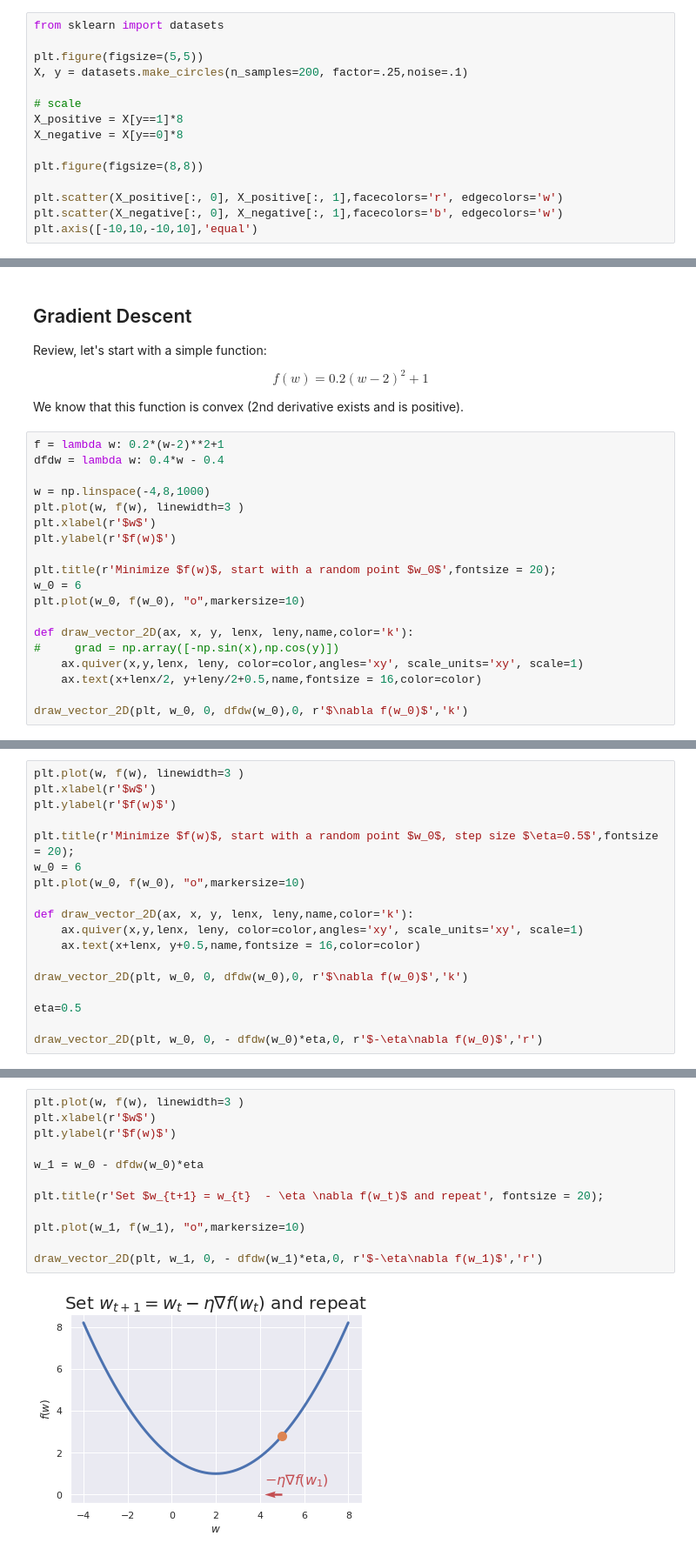
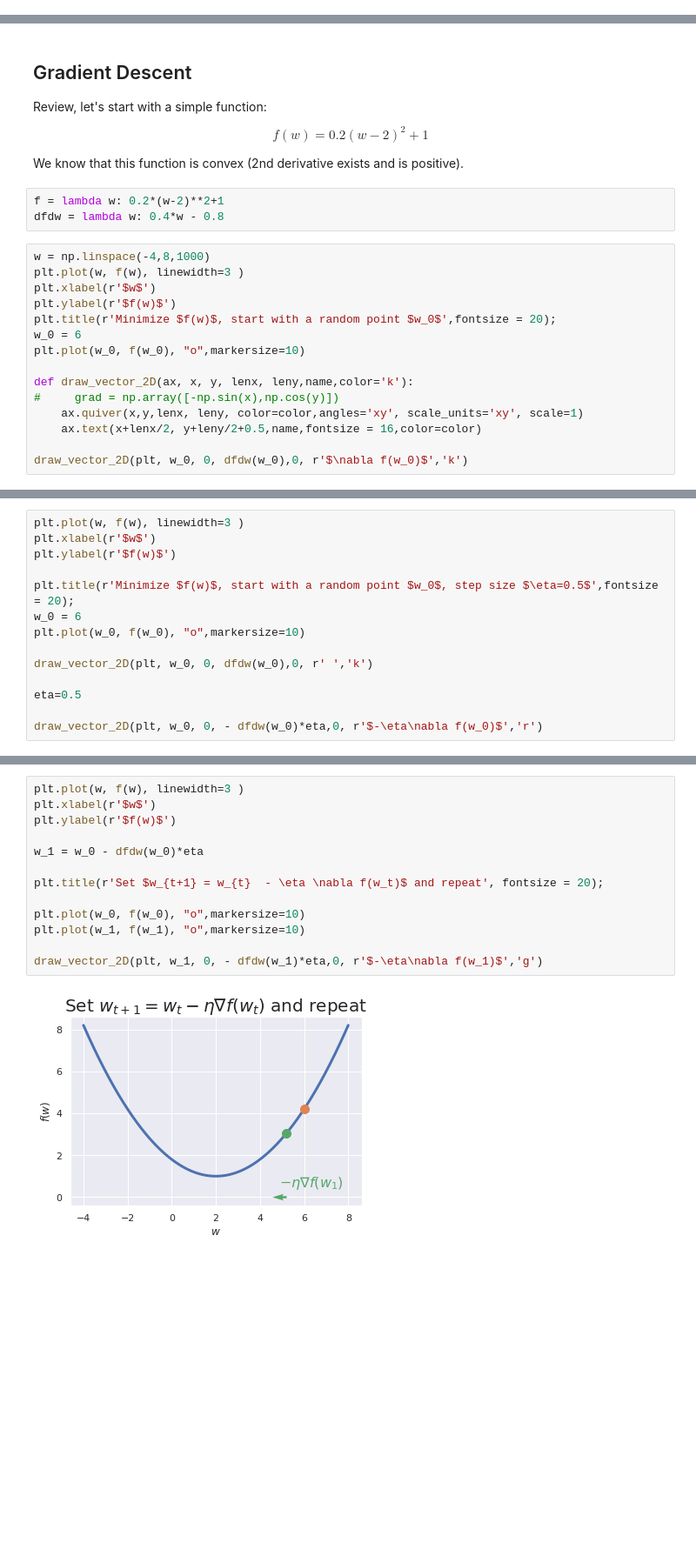
Before and after one commit to lwehbe/10315_S21, a Jupyter notebook: Lecture_07_Logistic_Regression.ipynb, the cells around one changed output, grey strips where cells are left out. Shown at 87% size. Saved outputs shown, nothing was run; the diff lists cells and outputs as text; blank space fills up the shorter version.

```diff
--- a/Lecture_07_Logistic_Regression.ipynb
+++ b/Lecture_07_Logistic_Regression.ipynb
@@ -304,15 +22,0 @@ plot_GNB(X_positive,X_negative,params)
-# %%
-from sklearn import datasets
-
-plt.figure(figsize=(5,5))
-X, y = datasets.make_circles(n_samples=200, factor=.25,noise=.1)
-
-# scale
-X_positive = X[y==1]*8
-X_negative = X[y==0]*8
-
-plt.figure(figsize=(8,8))
-
-plt.scatter(X_positive[:, 0], X_positive[:, 1],facecolors='r', edgecolors='w')
-plt.scatter(X_negative[:, 0], X_negative[:, 1],facecolors='b', edgecolors='w')
-plt.axis([-10,10,-10,10],'equal')
@@ -436,15 +234,14 @@ $$f(w) = 0.2(w - 2) ^2 + 1$$
 
 
 We know that this function is convex (2nd derivative exists and is positive).
+# %%
+f = lambda w: 0.2*(w-2)**2+1
+dfdw = lambda w: 0.4*w - 0.8
 # %%
-f = lambda w: 0.2*(w-2)**2+1
-dfdw = lambda w: 0.4*w - 0.4
-
 w = np.linspace(-4,8,1000)
 plt.plot(w, f(w), linewidth=3 )
 plt.xlabel(r'$w$')
 plt.ylabel(r'$f(w)$')
-
 plt.title(r'Minimize $f(w)$, start with a random point $w_0$',fontsize = 20);
 w_0 = 6
 plt.plot(w_0, f(w_0), "o",markersize=10)
@@ -466,11 +263,7 @@ plt.title(r'Minimize $f(w)$, start with a random point $w_0$, step size $\eta=0.
 w_0 = 6
 plt.plot(w_0, f(w_0), "o",markersize=10)
 
-def draw_vector_2D(ax, x, y, lenx, leny,name,color='k'):
-    ax.quiver(x,y,lenx, leny, color=color,angles='xy', scale_units='xy', scale=1)
-    ax.text(x+lenx, y+0.5,name,fontsize = 16,color=color)
-
-draw_vector_2D(plt, w_0, 0, dfdw(w_0),0, r'$\nabla f(w_0)$','k')
+draw_vector_2D(plt, w_0, 0, dfdw(w_0),0, r' ','k')
 
 eta=0.5
 
@@ -480,17 +273,18 @@ draw_vector_2D(plt, w_0, 0, - dfdw(w_0)*eta,0, r'$-\eta\nabla f(w_0)$','r')
 # %%
 plt.plot(w, f(w), linewidth=3 )
 plt.xlabel(r'$w$')
 plt.ylabel(r'$f(w)$')
 
 w_1 = w_0 - dfdw(w_0)*eta
 
 plt.title(r'Set $w_{t+1} = w_{t}  - \eta \nabla f(w_t)$ and repeat', fontsize = 20);
 
+plt.plot(w_0, f(w_0), "o",markersize=10)
 plt.plot(w_1, f(w_1), "o",markersize=10)
 
-draw_vector_2D(plt, w_1, 0, - dfdw(w_1)*eta,0, r'$-\eta\nabla f(w_1)$','r')
+draw_vector_2D(plt, w_1, 0, - dfdw(w_1)*eta,0, r'$-\eta\nabla f(w_1)$','g')
 # %% [output]
-[figure, old version]
+[figure, new version]
 # %%
 plt.plot(w, f(w), linewidth=3 )
 plt.xlabel(r'$w$')
```
Also changed, not shown: parts of 59 cells of this notebook, 2 other files.
